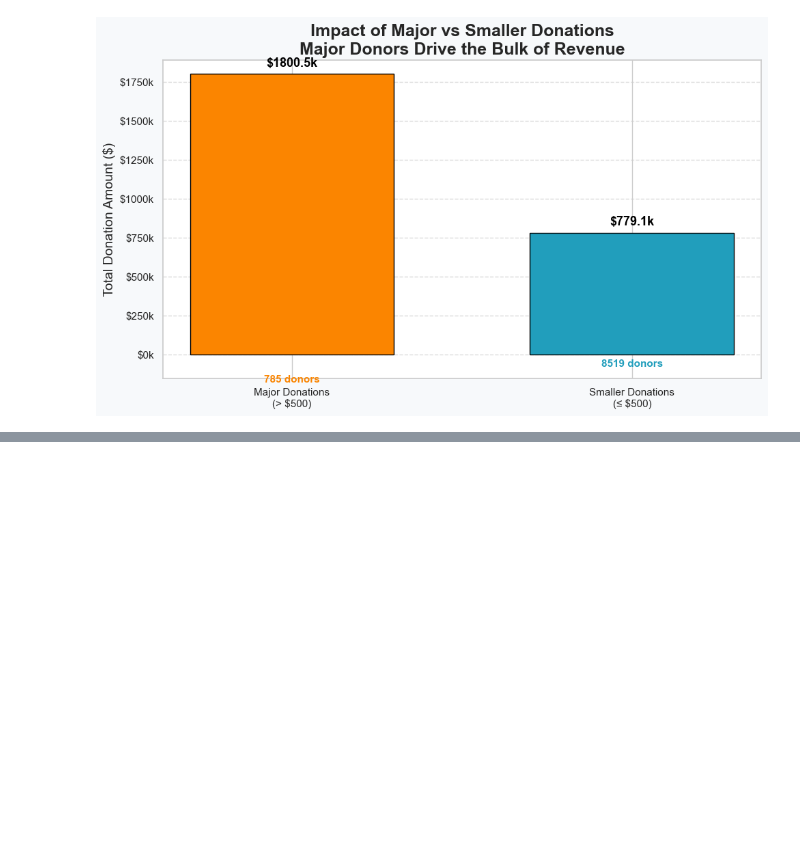
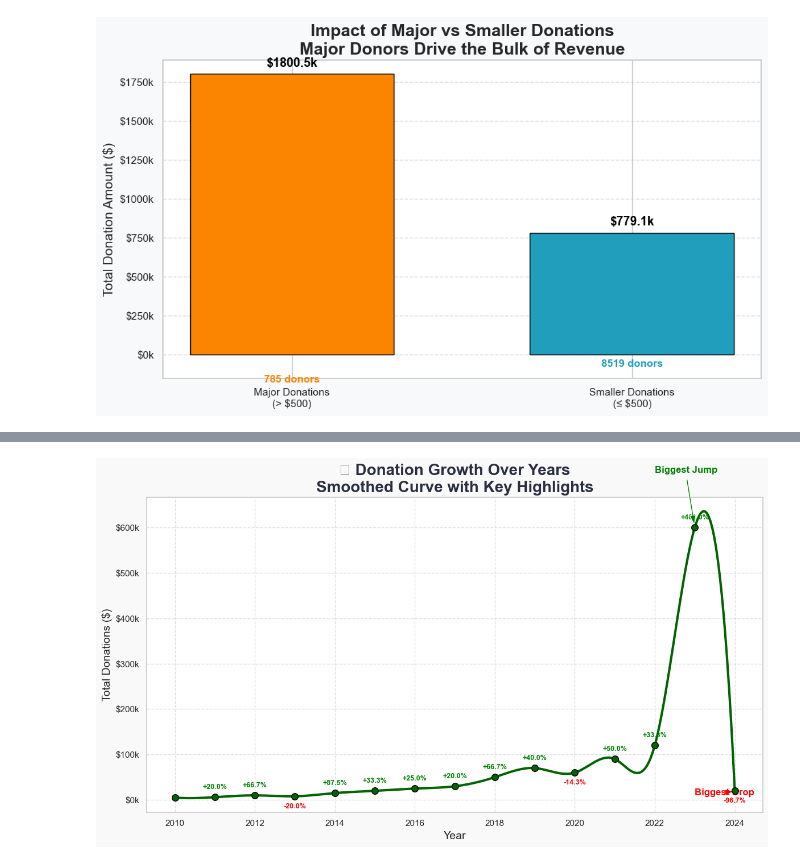
Before and after one commit to aniketgauba67/BRDC_25, a Jupyter notebook: BRDC.ipynb, the cells around one changed output, grey strips where cells are left out. Drawn from its saved outputs; the diff is of its cells as text; code cells hidden in the pictures; blank space fills up the shorter version.

```diff
--- a/BRDC.ipynb
+++ b/BRDC.ipynb
@@ -1431,0 +808,81 @@ print("="*60)
+# %%
+import matplotlib.pyplot as plt
+import numpy as np
+import pandas as pd
+from scipy.interpolate import make_interp_spline
+
+# --- Prepare your data ---
+# Example: replace this with your real dataset
+# data = your actual dataframe
+# Make sure 'Year' and 'Revenue Amount' columns exist
+years = np.arange(2010, 2025)
+revenues = [5000, 6000, 10000, 8000, 15000, 20000, 25000, 30000, 50000, 70000, 60000, 90000, 120000, 600000, 20000]
+data = pd.DataFrame({'Year': years, 'Revenue Amount': revenues})
+
+revenue_by_year = data.groupby('Year')['Revenue Amount'].sum()
+
+# --- Create smooth curve ---
+years_numeric = revenue_by_year.index.values
+revenue_numeric = revenue_by_year.values
+
+xnew = np.linspace(years_numeric.min(), years_numeric.max(), 300)
+spl = make_interp_spline(years_numeric, revenue_numeric, k=3)  # cubic smoothing
+y_smooth = spl(xnew)
+
+# --- Plot ---
+fig, ax = plt.subplots(figsize=(12, 7))
+
+# Smooth line
+ax.plot(xnew, y_smooth, color='darkgreen', linewidth=3)
+
+# Original points
+ax.scatter(years_numeric, revenue_numeric, color='darkgreen', edgecolor='black', s=70, zorder=5)
+
+# Calculate YoY growth
+growth = revenue_by_year.pct_change() * 100
+
+# Label YoY growth
+for year, value in growth.dropna().items():
+    label = f"{value:+.1f}%"
+    color = 'green' if value > 0 else 'red'
+    offset = 10 if value > 0 else -15
+    ax.annotate(label,
+                (year, revenue_by_year.loc[year]),
+                textcoords="offset points",
+                xytext=(0, offset),
+                ha='center',
+                fontsize=9,
+                color=color,
+                fontweight='bold')
+
+# --- Highlight biggest jump and biggest drop ---
+biggest_jump_year = growth.idxmax()
+biggest_drop_year = growth.idxmin()
+
+# Arrow for biggest jump
+ax.annotate('Biggest Jump',
+            xy=(biggest_jump_year, revenue_by_year.loc[biggest_jump_year]),
+            xytext=(biggest_jump_year-1, revenue_by_year.loc[biggest_jump_year]*1.2),
+            arrowprops=dict(facecolor='green', shrink=0.05, width=2, headwidth=8),
+            fontsize=12, color='green', fontweight='bold')
+
+# Arrow for biggest drop
+ax.annotate('Biggest Drop',
+            xy=(biggest_drop_year, revenue_by_year.loc[biggest_drop_year]),
+            xytext=(biggest_drop_year-1, revenue_by_year.loc[biggest_drop_year]*0.5),
+            arrowprops=dict(facecolor='red', shrink=0.05, width=2, headwidth=8),
+            fontsize=12, color='red', fontweight='bold')
+
+# --- Styling ---
+ax.set_title('📈 Donation Growth Over Years\nSmoothed Curve with Key Highlights', fontsize=20, fontweight='bold', color='#2b2d42')
+ax.set_xlabel('Year', fontsize=14)
+ax.set_ylabel('Total Donations ($)', fontsize=14)
+
+ax.yaxis.set_major_formatter(plt.FuncFormatter(lambda x, _: f'${int(x/1000)}k'))
+ax.grid(True, linestyle='--', alpha=0.6)
+fig.patch.set_facecolor('#f9f9f9')
+
+plt.tight_layout()
+plt.show()
+# %% [output]
+[figure, added]
```
Also changed, not shown: parts of 17 cells of this notebook.
